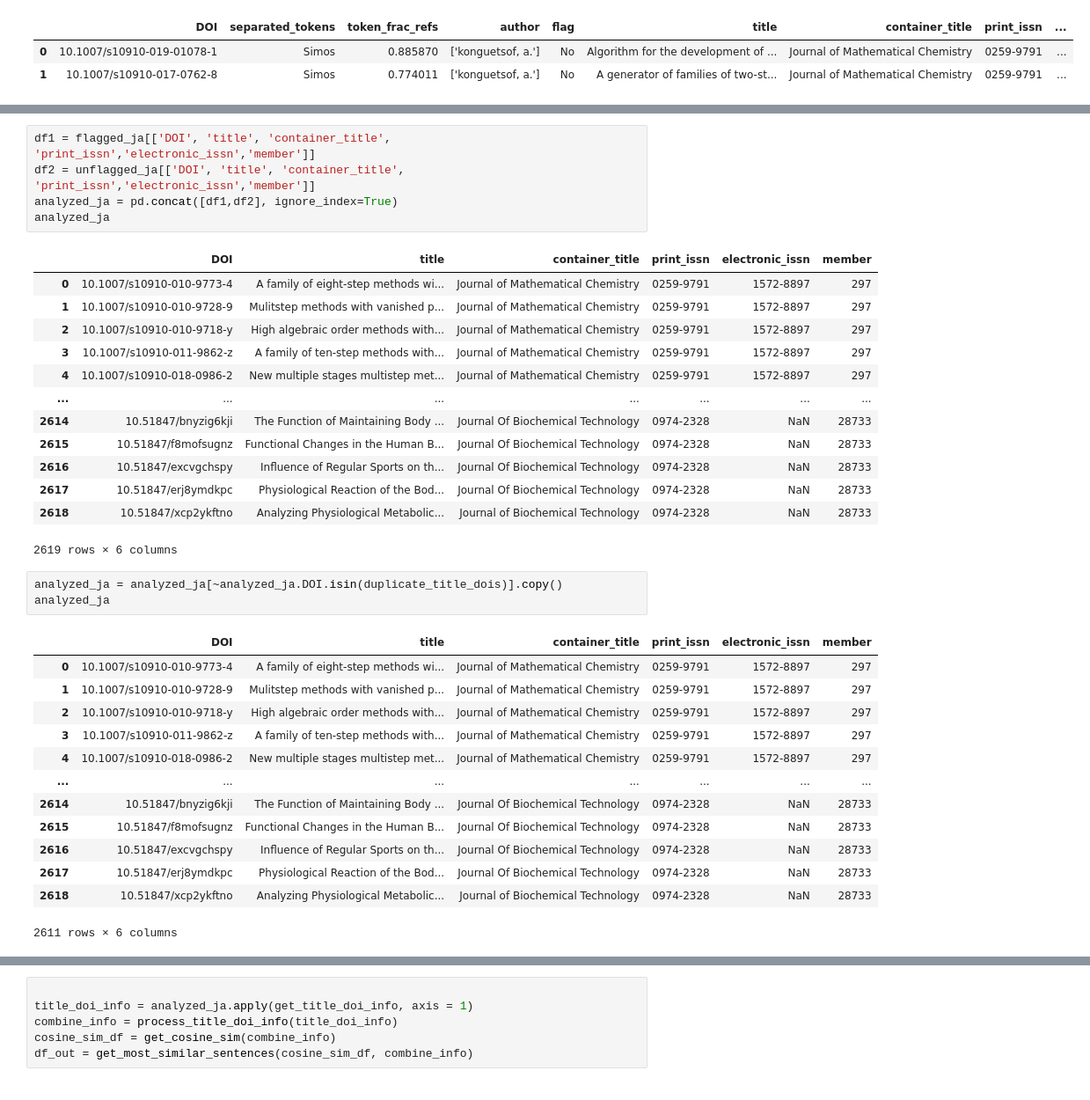
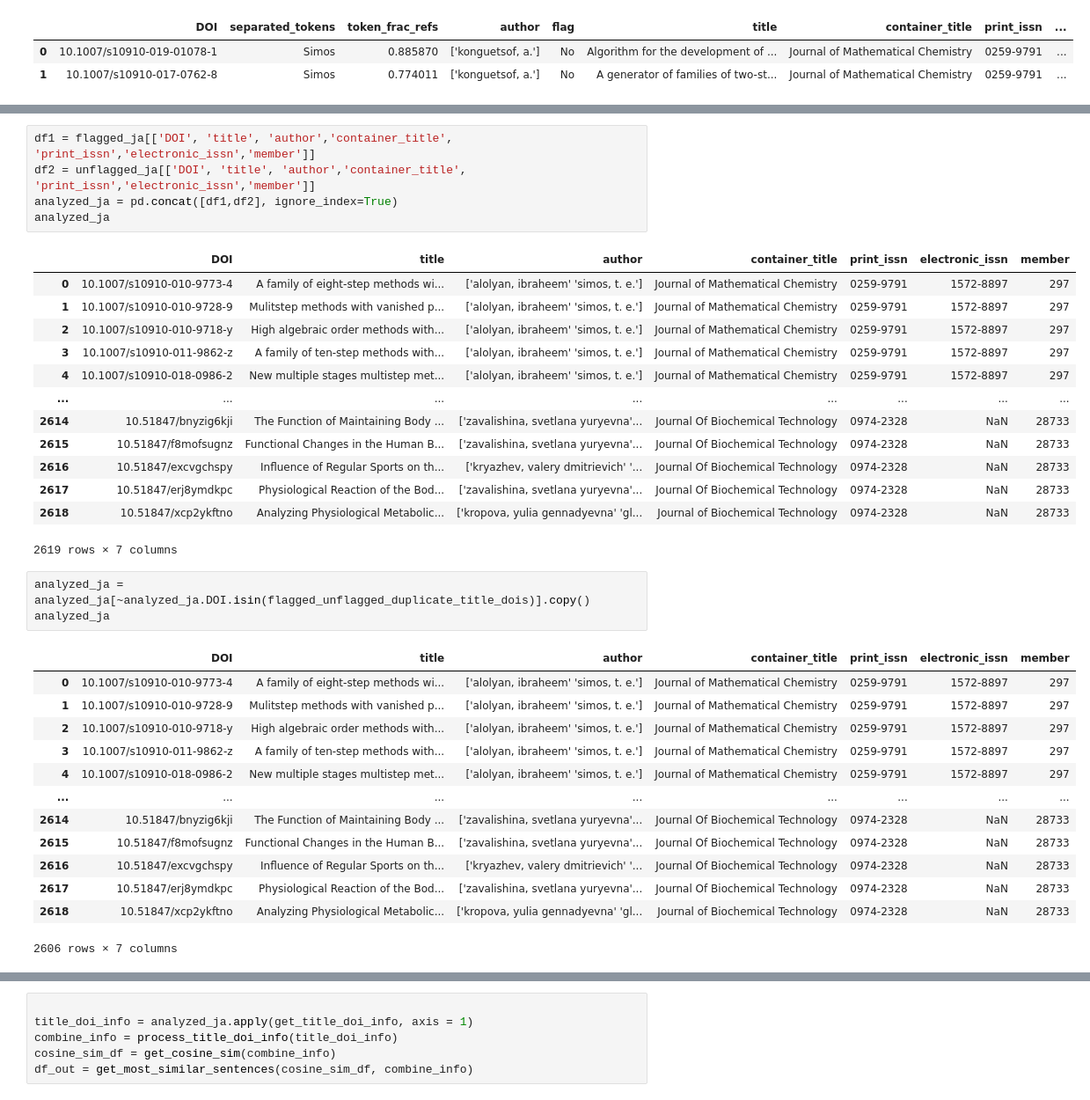
Before and after one commit to eshadatta/sneaked_refs_explorations, a Jupyter notebook: cluster_similar_titles.ipynb, the cells around one changed output, grey strips where cells are left out. Shown: that part at 88% size. Cells and saved outputs as stored; diff of their text form.

```diff
--- a/cluster_similar_titles.ipynb
+++ b/cluster_similar_titles.ipynb
@@ -127,39 +307,39 @@ unflagged_ja.shape
 # %%
-df1 = flagged_ja[['DOI', 'title', 'container_title', 'print_issn','electronic_issn','member']]
-df2 = unflagged_ja[['DOI', 'title', 'container_title', 'print_issn','electronic_issn','member']]
+df1 = flagged_ja[['DOI', 'title', 'author','container_title', 'print_issn','electronic_issn','member']]
+df2 = unflagged_ja[['DOI', 'title', 'author','container_title', 'print_issn','electronic_issn','member']]
 analyzed_ja = pd.concat([df1,df2], ignore_index=True)
 analyzed_ja
 # %% [output]
-|  | DOI | title | container_title | print_issn | electronic_issn | member |
-| 0 | 10.1007/s10910-010-9773-4 | A family of eight-step methods wi... | Journal of Mathematical Chemistry | 0259-9791 | 1572-8897 | 297 |
-| 1 | 10.1007/s10910-010-9728-9 | Mulitstep methods with vanished p... | Journal of Mathematical Chemistry | 0259-9791 | 1572-8897 | 297 |
-| 2 | 10.1007/s10910-010-9718-y | High algebraic order methods with... | Journal of Mathematical Chemistry | 0259-9791 | 1572-8897 | 297 |
-| 3 | 10.1007/s10910-011-9862-z | A family of ten-step methods with... | Journal of Mathematical Chemistry | 0259-9791 | 1572-8897 | 297 |
-| 4 | 10.1007/s10910-018-0986-2 | New multiple stages multistep met... | Journal of Mathematical Chemistry | 0259-9791 | 1572-8897 | 297 |
-| ... | ... | ... | ... | ... | ... | ... |
-| 2614 | 10.51847/bnyzig6kji | The Function of Maintaining Body ... | Journal Of Biochemical Technology | 0974-2328 | NaN | 28733 |
-| 2615 | 10.51847/f8mofsugnz | Functional Changes in the Human B... | Journal Of Biochemical Technology | 0974-2328 | NaN | 28733 |
-| 2616 | 10.51847/excvgchspy | Influence of Regular Sports on th... | Journal Of Biochemical Technology | 0974-2328 | NaN | 28733 |
-| 2617 | 10.51847/erj8ymdkpc | Physiological Reaction of the Bod... | Journal Of Biochemical Technology | 0974-2328 | NaN | 28733 |
-| 2618 | 10.51847/xcp2ykftno | Analyzing Physiological Metabolic... | Journal of Biochemical Technology | 0974-2328 | NaN | 28733 |
+|  | DOI | title | author | container_title | print_issn | electronic_issn | member |
+| 0 | 10.1007/s10910-010-9773-4 | A family of eight-step methods wi... | ['alolyan, ibraheem' 'simos, t. e.'] | Journal of Mathematical Chemistry | 0259-9791 | 1572-8897 | 297 |
+| 1 | 10.1007/s10910-010-9728-9 | Mulitstep methods with vanished p... | ['alolyan, ibraheem' 'simos, t. e.'] | Journal of Mathematical Chemistry | 0259-9791 | 1572-8897 | 297 |
+| 2 | 10.1007/s10910-010-9718-y | High algebraic order methods with... | ['alolyan, ibraheem' 'simos, t. e.'] | Journal of Mathematical Chemistry | 0259-9791 | 1572-8897 | 297 |
+| 3 | 10.1007/s10910-011-9862-z | A family of ten-step methods with... | ['alolyan, ibraheem' 'simos, t. e.'] | Journal of Mathematical Chemistry | 0259-9791 | 1572-8897 | 297 |
+| 4 | 10.1007/s10910-018-0986-2 | New multiple stages multistep met... | ['alolyan, ibraheem' 'simos, t. e.'] | Journal of Mathematical Chemistry | 0259-9791 | 1572-8897 | 297 |
+| ... | ... | ... | ... | ... | ... | ... | ... |
+| 2614 | 10.51847/bnyzig6kji | The Function of Maintaining Body ... | ['zavalishina, svetlana yuryevna'... | Journal Of Biochemical Technology | 0974-2328 | NaN | 28733 |
+| 2615 | 10.51847/f8mofsugnz | Functional Changes in the Human B... | ['zavalishina, svetlana yuryevna'... | Journal Of Biochemical Technology | 0974-2328 | NaN | 28733 |
+| 2616 | 10.51847/excvgchspy | Influence of Regular Sports on th... | ['kryazhev, valery dmitrievich' '... | Journal Of Biochemical Technology | 0974-2328 | NaN | 28733 |
+| 2617 | 10.51847/erj8ymdkpc | Physiological Reaction of the Bod... | ['zavalishina, svetlana yuryevna'... | Journal Of Biochemical Technology | 0974-2328 | NaN | 28733 |
+| 2618 | 10.51847/xcp2ykftno | Analyzing Physiological Metabolic... | ['kropova, yulia gennadyevna' 'gl... | Journal of Biochemical Technology | 0974-2328 | NaN | 28733 |
-2619 rows × 6 columns
+2619 rows × 7 columns
 # %%
-analyzed_ja = analyzed_ja[~analyzed_ja.DOI.isin(duplicate_title_dois)].copy()
+analyzed_ja = analyzed_ja[~analyzed_ja.DOI.isin(flagged_unflagged_duplicate_title_dois)].copy()
 analyzed_ja
 # %% [output]
-|  | DOI | title | container_title | print_issn | electronic_issn | member |
-| 0 | 10.1007/s10910-010-9773-4 | A family of eight-step methods wi... | Journal of Mathematical Chemistry | 0259-9791 | 1572-8897 | 297 |
-| 1 | 10.1007/s10910-010-9728-9 | Mulitstep methods with vanished p... | Journal of Mathematical Chemistry | 0259-9791 | 1572-8897 | 297 |
-| 2 | 10.1007/s10910-010-9718-y | High algebraic order methods with... | Journal of Mathematical Chemistry | 0259-9791 | 1572-8897 | 297 |
-| 3 | 10.1007/s10910-011-9862-z | A family of ten-step methods with... | Journal of Mathematical Chemistry | 0259-9791 | 1572-8897 | 297 |
-| 4 | 10.1007/s10910-018-0986-2 | New multiple stages multistep met... | Journal of Mathematical Chemistry | 0259-9791 | 1572-8897 | 297 |
-| ... | ... | ... | ... | ... | ... | ... |
-| 2614 | 10.51847/bnyzig6kji | The Function of Maintaining Body ... | Journal Of Biochemical Technology | 0974-2328 | NaN | 28733 |
-| 2615 | 10.51847/f8mofsugnz | Functional Changes in the Human B... | Journal Of Biochemical Technology | 0974-2328 | NaN | 28733 |
-| 2616 | 10.51847/excvgchspy | Influence of Regular Sports on th... | Journal Of Biochemical Technology | 0974-2328 | NaN | 28733 |
-| 2617 | 10.51847/erj8ymdkpc | Physiological Reaction of the Bod... | Journal Of Biochemical Technology | 0974-2328 | NaN | 28733 |
-| 2618 | 10.51847/xcp2ykftno | Analyzing Physiological Metabolic... | Journal of Biochemical Technology | 0974-2328 | NaN | 28733 |
+|  | DOI | title | author | container_title | print_issn | electronic_issn | member |
+| 0 | 10.1007/s10910-010-9773-4 | A family of eight-step methods wi... | ['alolyan, ibraheem' 'simos, t. e.'] | Journal of Mathematical Chemistry | 0259-9791 | 1572-8897 | 297 |
+| 1 | 10.1007/s10910-010-9728-9 | Mulitstep methods with vanished p... | ['alolyan, ibraheem' 'simos, t. e.'] | Journal of Mathematical Chemistry | 0259-9791 | 1572-8897 | 297 |
+| 2 | 10.1007/s10910-010-9718-y | High algebraic order methods with... | ['alolyan, ibraheem' 'simos, t. e.'] | Journal of Mathematical Chemistry | 0259-9791 | 1572-8897 | 297 |
+| 3 | 10.1007/s10910-011-9862-z | A family of ten-step methods with... | ['alolyan, ibraheem' 'simos, t. e.'] | Journal of Mathematical Chemistry | 0259-9791 | 1572-8897 | 297 |
+| 4 | 10.1007/s10910-018-0986-2 | New multiple stages multistep met... | ['alolyan, ibraheem' 'simos, t. e.'] | Journal of Mathematical Chemistry | 0259-9791 | 1572-8897 | 297 |
+| ... | ... | ... | ... | ... | ... | ... | ... |
+| 2614 | 10.51847/bnyzig6kji | The Function of Maintaining Body ... | ['zavalishina, svetlana yuryevna'... | Journal Of Biochemical Technology | 0974-2328 | NaN | 28733 |
+| 2615 | 10.51847/f8mofsugnz | Functional Changes in the Human B... | ['zavalishina, svetlana yuryevna'... | Journal Of Biochemical Technology | 0974-2328 | NaN | 28733 |
+| 2616 | 10.51847/excvgchspy | Influence of Regular Sports on th... | ['kryazhev, valery dmitrievich' '... | Journal Of Biochemical Technology | 0974-2328 | NaN | 28733 |
+| 2617 | 10.51847/erj8ymdkpc | Physiological Reaction of the Bod... | ['zavalishina, svetlana yuryevna'... | Journal Of Biochemical Technology | 0974-2328 | NaN | 28733 |
+| 2618 | 10.51847/xcp2ykftno | Analyzing Physiological Metabolic... | ['kropova, yulia gennadyevna' 'gl... | Journal of Biochemical Technology | 0974-2328 | NaN | 28733 |
-2611 rows × 6 columns
+2606 rows × 7 columns
 # %%
 from sklearn.feature_extraction.text import TfidfVectorizer
 from sklearn.metrics.pairwise import cosine_similarity
```
Also changed, not shown: parts of 28 cells of this notebook.
